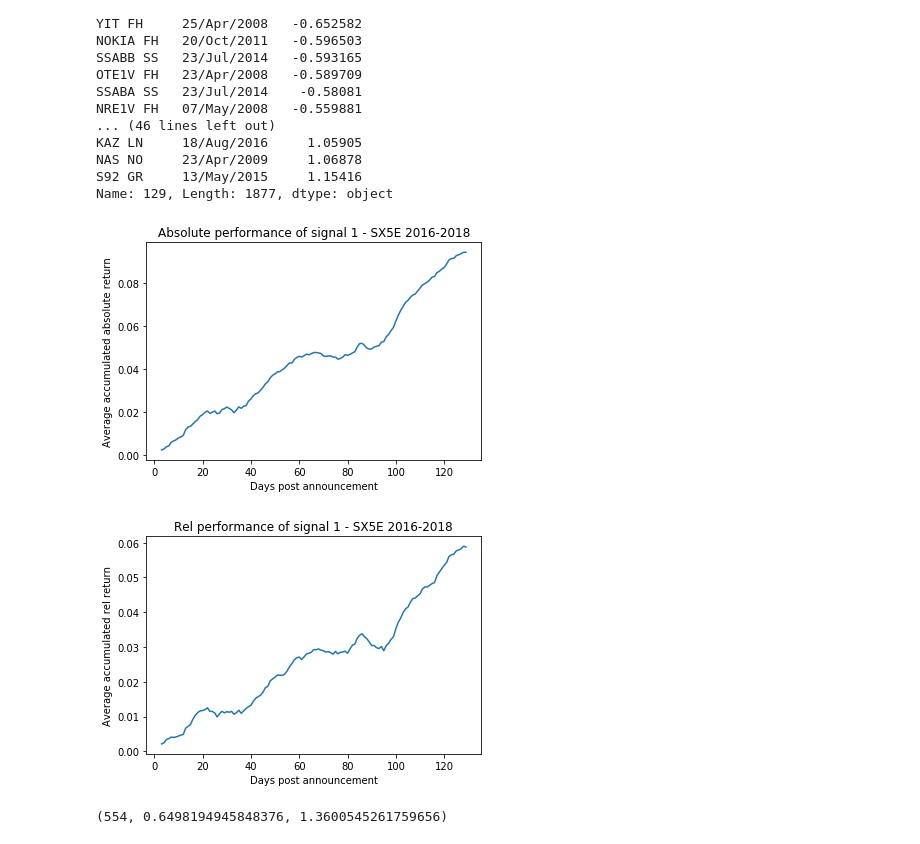
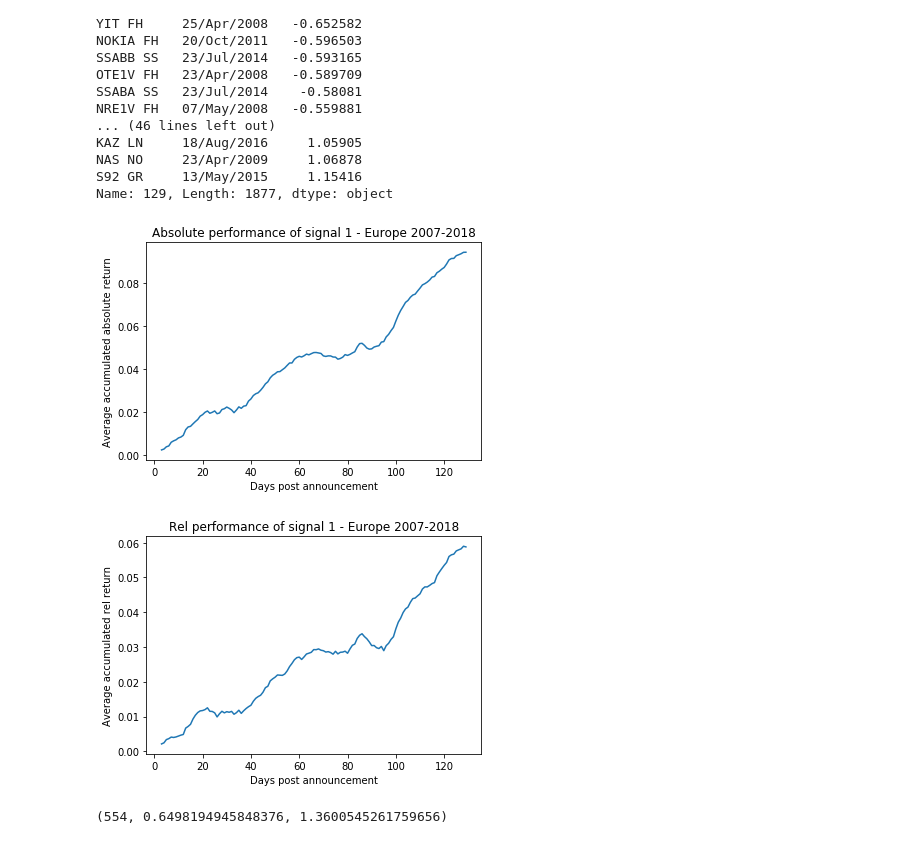
Before and after one commit to zliyclh/post_result, a Jupyter notebook: Signal 1.ipynb, the cells around one changed output. Cells and saved outputs as stored; diff of their text form; code cells hidden in the pictures.

```diff
--- a/Signal 1.ipynb
+++ b/Signal 1.ipynb
@@ -195,23 +170,23 @@ Name: 129, Length: 1877, dtype: object
 # %%
 # Performance analytics
 # 1. aggregate abs/rel performance over time
 def perf_chart(return_df,xlabel,ylabel,title):
     cum_return=return_df.mean(axis=1).cumsum()
     plt.plot(cum_return)
     plt.xlabel(xlabel)
     plt.ylabel(ylabel)
     plt.title(title)
     plt.show()
 
 perf_chart(abs_signal1_abs_return_df.iloc[3:], xlabel="Days post announcement",
-           ylabel="Average accumulated absolute return",title="Absolute performance of signal 1 - SX5E 2016-2018")
+           ylabel="Average accumulated absolute return",title="Absolute performance of signal 1 - Europe 2007-2018")
 # %% [output]
-[figure, old version]
+[figure, new version]
 # %%
 perf_chart(abs_signal1_rel_return_df.iloc[3:], xlabel="Days post announcement",
-           ylabel="Average accumulated rel return",title="Rel performance of signal 1 - SX5E 2016-2018")
+           ylabel="Average accumulated rel return",title="Rel performance of signal 1 - Europe 2007-2018")
 # %% [output]
-[figure, old version]
+[figure, new version]
 # %%
 # 2. trading analytics
 def trading_analytics(return_df):
```
Also changed, not shown: parts of 7 cells of this notebook.
